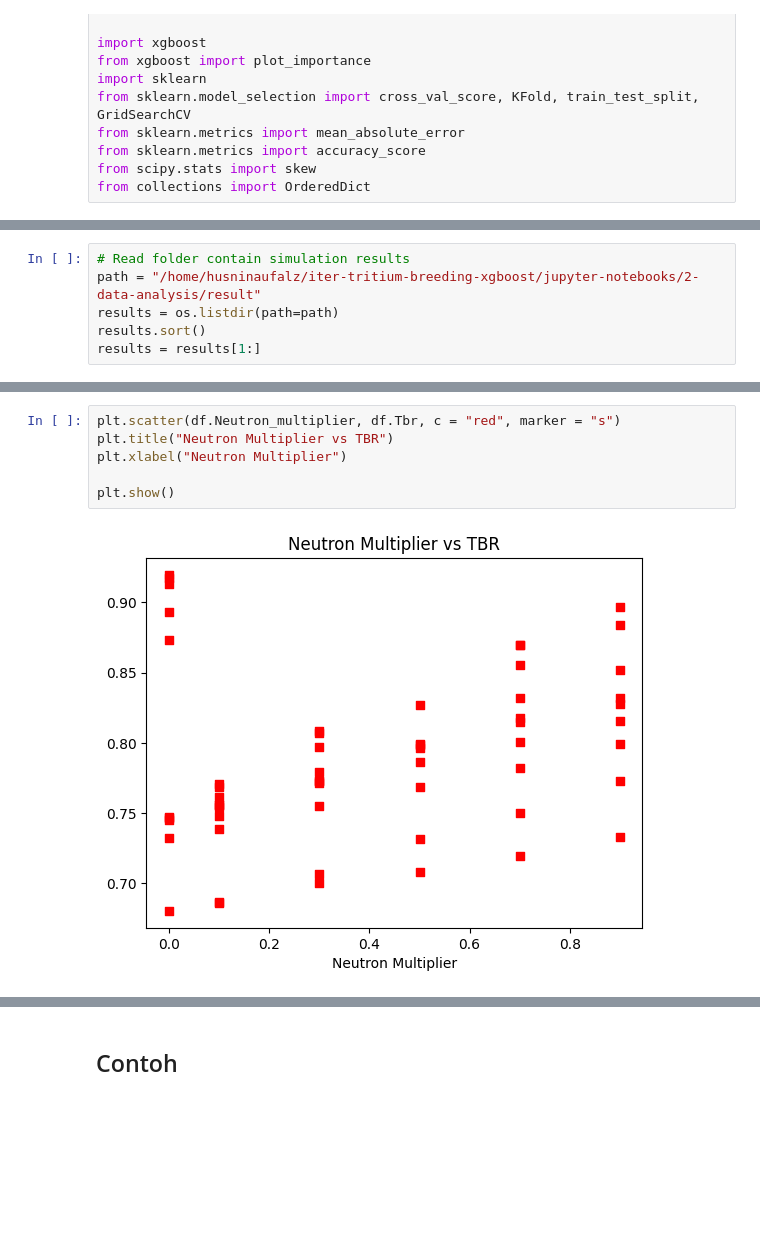
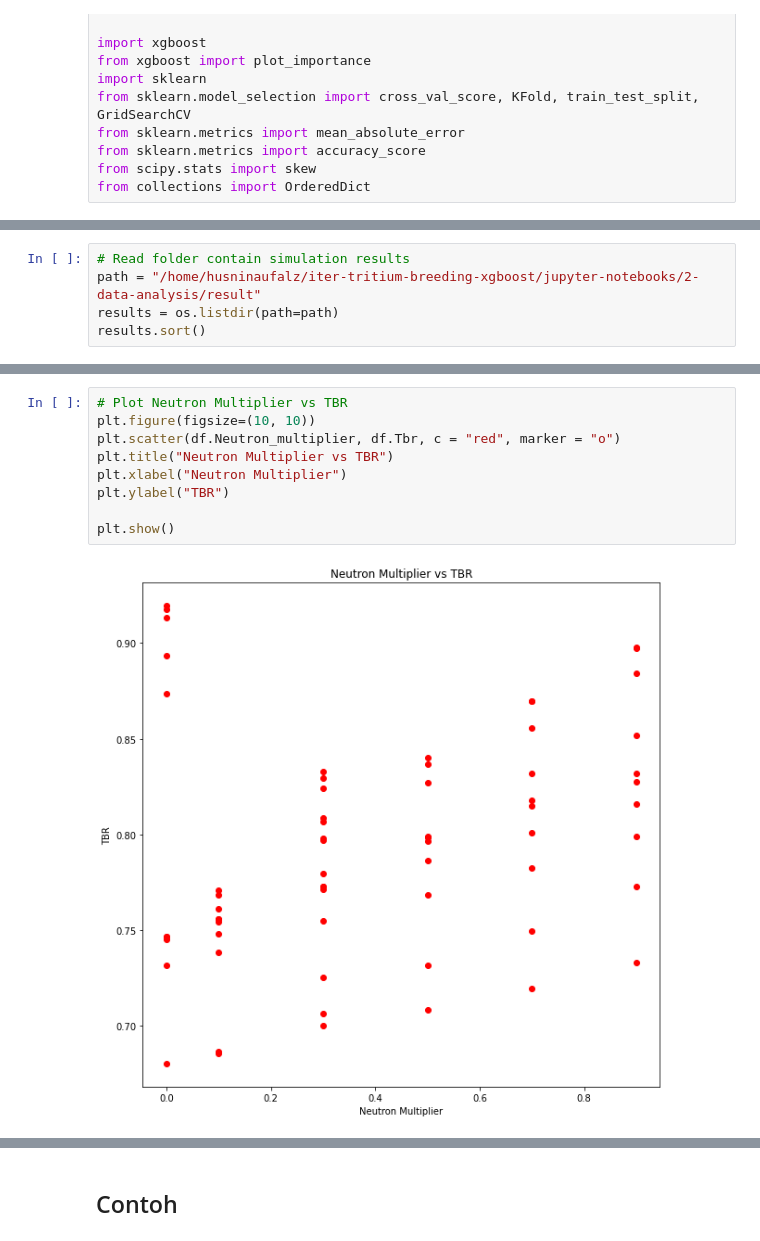
Before and after one commit to husni-zuhdi/husni-undergrad-thesis, a Jupyter notebook: jupyter-notebooks/2-data-analysis/2_Data_Analysis.ipynb, the cells around one changed output, grey strips where cells are left out. Cells and saved outputs as stored; diff of their text form; blank space fills up the shorter version.

```diff
--- a/jupyter-notebooks/2-data-analysis/2_Data_Analysis.ipynb
+++ b/jupyter-notebooks/2-data-analysis/2_Data_Analysis.ipynb
@@ -68,4 +53,3 @@ Downloading : 0.9-0.3-0.9-100-1000.json
 path = "/home/husninaufalz/iter-tritium-breeding-xgboost/jupyter-notebooks/2-data-analysis/result"
 results = os.listdir(path=path)
 results.sort()
-results = results[1:]
@@ -133,8 +102,11 @@ plt.show()
 # %%
-plt.scatter(df.Neutron_multiplier, df.Tbr, c = "red", marker = "s")
+# Plot Neutron Multiplier vs TBR
+plt.figure(figsize=(10, 10))
+plt.scatter(df.Neutron_multiplier, df.Tbr, c = "red", marker = "o")
 plt.title("Neutron Multiplier vs TBR")
 plt.xlabel("Neutron Multiplier")
+plt.ylabel("TBR")
 
 plt.show()
 # %% [output]
-[figure, old version]
+[figure, new version]
```
Also changed, not shown: parts of 22 cells of this notebook, 1 other file.
